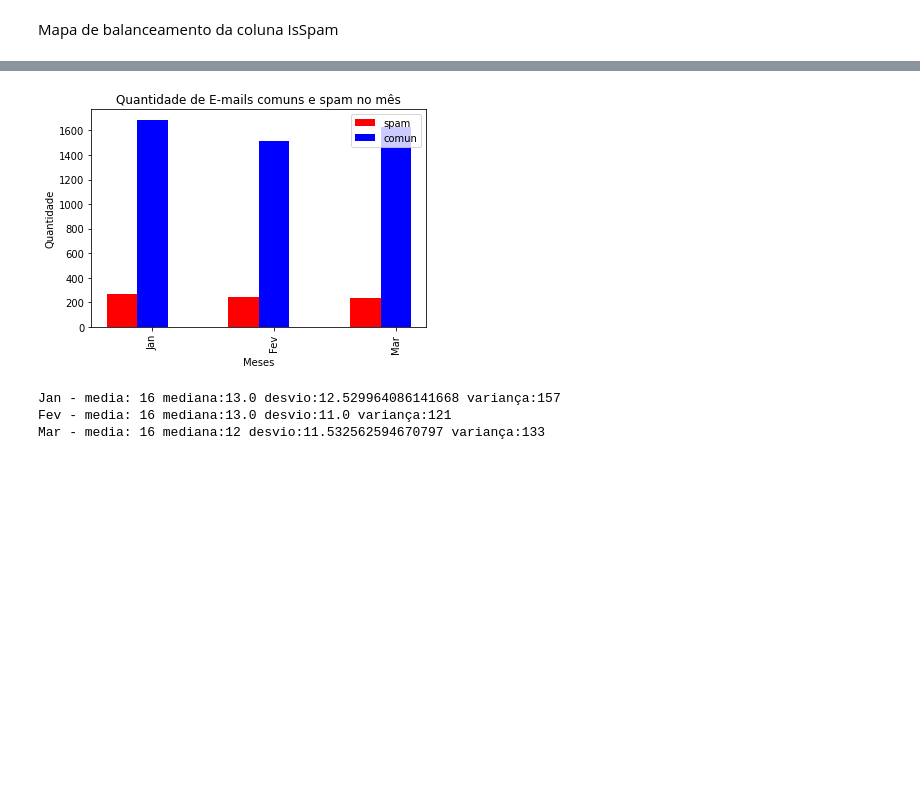
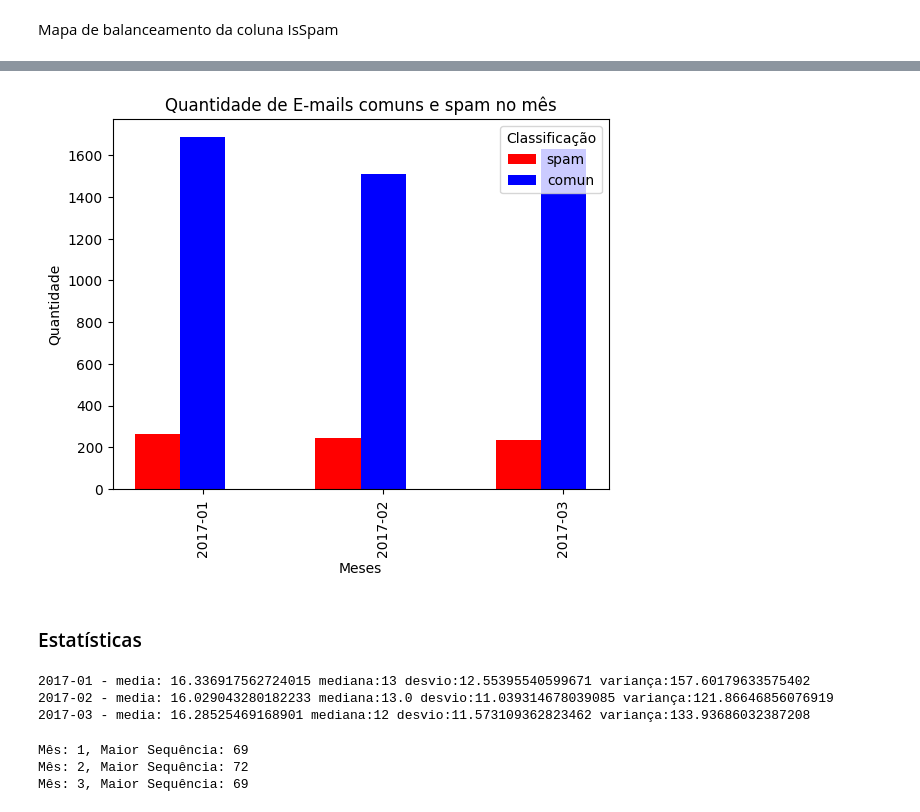
Before and after one commit to Gehlen05/sms-classifier-senior-sistemas, a Jupyter notebook: sms_classifier_estatisticas_senior_sistemas.ipynb, the cells around one changed output, grey strips where cells are left out. Saved outputs shown, nothing was run; the diff lists cells and outputs as text; code cells hidden in the pictures; blank space fills up the shorter version.

```diff
--- a/sms_classifier_estatisticas_senior_sistemas.ipynb
+++ b/sms_classifier_estatisticas_senior_sistemas.ipynb
@@ -57,0 +44,2 @@ valores_agrupados_somados = valores_agrupados.sum().sort_values(ascending=False)
+# %%
+df['Date'] = pd.to_datetime(df['Date'])
@@ -92,3 +113,3 @@ plt.show()
 # %%
 df['Date'] = pd.to_datetime(df['Date'])
-df['Date'] = df['Date'].dt.strftime('%Y-%m-%d')
+grupo_contagem = df.groupby([df['Date'].dt.to_period('M'), 'IsSpam']).size().unstack(level=-1).reset_index()
@@ -95,33 +133,17 @@ df['Date'] = df['Date'].dt.strftime('%Y-%m-%d')
 # %%
-meses_ano  = {'01':'Jan','02':'Fev','03':'Mar','04':'Abr','05':'Maio',
-              '06':'Jun','07':'Jul','08':'Ago','09':'Set','10':'Out',
-              '11':'Nov','12':'Dez'}
-meses = {}
-for posicao in range(1,len(df["Date"])):
-  data = df.Date[posicao]
-  mes = data[5:7]
-  classificacao = df.IsSpam[posicao]
-  meses.setdefault(mes, []).append(classificacao)
-
-meses_grafico = []
-quantidade_email_spam = []
-quantidade_email_comun = []
-for mes, quantidade in meses.items():
-  meses_grafico.append(meses_ano[mes])
-  quantidade_email_spam.append(quantidade.count("yes"))
-  quantidade_email_comun.append(quantidade.count("no"))
-
 barWidth = 0.25
-r1 = np.arange(len(meses_grafico))
+r1 = np.arange(len(grupo_contagem))
 r2 = [x + barWidth for x in r1]
 
-plt.bar( r1, quantidade_email_spam, color = 'red', width=barWidth, label='spam')
-plt.bar( r2 , quantidade_email_comun, color = 'blue', width=barWidth, label='comun')
+plt.bar( r1, grupo_contagem['yes'], color = 'red', width=barWidth, label='spam')
+plt.bar( r2 , grupo_contagem['no'], color = 'blue', width=barWidth, label='comun')
 plt.ylabel("Quantidade")
 plt.xlabel("Meses")
-plt.xticks([r + barWidth for r in range(len(quantidade_email_spam))], meses_grafico, rotation=90)
+plt.xticks([r + barWidth for r in range(len(grupo_contagem))], grupo_contagem['Date'], rotation=90)
 plt.title("Quantidade de E-mails comuns e spam no mês")
-plt.legend()
+plt.legend(title='Classificação')
 plt.show()
 # %% [output]
-[figure, old version]
+[figure, new version]
+# %% [markdown]
+### Estatísticas
@@ -128,18 +152,29 @@ plt.show()
 # %%
-import statistics
-meses = {}
-for posicao in range(1,len(df["Date"])):
-  data = df.Date[posicao]
-  mes = data[5:7]
-  meses.setdefault(meses_ano[mes], []).append(df.Word_Count[posicao])
-
-for mes, WordCount in meses.items():
-  media= statistics.mean(WordCount)
-  mediana = statistics.median(WordCount)
-  desvio = statistics.pstdev(WordCount)
-  varianca = statistics.pvariance(WordCount)
+for mes, Word_Count in estatistica_agrupada:
+  media= statistics.mean(Word_Count)
+  mediana = statistics.median(Word_Count)
+  desvio = statistics.pstdev(Word_Count)
+  varianca = statistics.pvariance(Word_Count)
   print(f'{mes} - media: {media} mediana:{mediana} desvio:{desvio} variança:{varianca}')
 # %% [output]
-Jan - media: 16 mediana:13.0 desvio:12.529964086141668 variança:157
-Fev - media: 16 mediana:13.0 desvio:11.0 variança:121
-Mar - media: 16 mediana:12 desvio:11.532562594670797 variança:133
+2017-01 - media: 16.336917562724015 mediana:13 desvio:12.55395540599671 variança:157.60179633575402
+2017-02 - media: 16.029043280182233 mediana:13.0 desvio:11.039314678039085 variança:121.86646856076919
+2017-03 - media: 16.28525469168901 mediana:12 desvio:11.573109362823462 variança:133.93686032387208
+# %%
+from itertools import groupby
+mensagens_comuns = df[df['IsSpam'] == 'no']
+
+def calculo_sequencia(data):
+    return max(len(list(group)) for key, group in groupby(data))
+
+maiores_sequencias = []
+for mes, grupo in mensagens_comuns.groupby(mensagens_comuns['Date'].dt.month):
+    maior_sequencia = calculo_sequencia(grupo['Date'].dt.day)
+    maiores_sequencias.append((mes, maior_sequencia))
+
+for dia, sequencia in maiores_sequencias:
+    print(f"Mês: {dia}, Maior Sequência: {sequencia}")
+# %% [output]
+Mês: 1, Maior Sequência: 69
+Mês: 2, Maior Sequência: 72
+Mês: 3, Maior Sequência: 69
```
Also changed, not shown: parts of 15 cells of this notebook.
